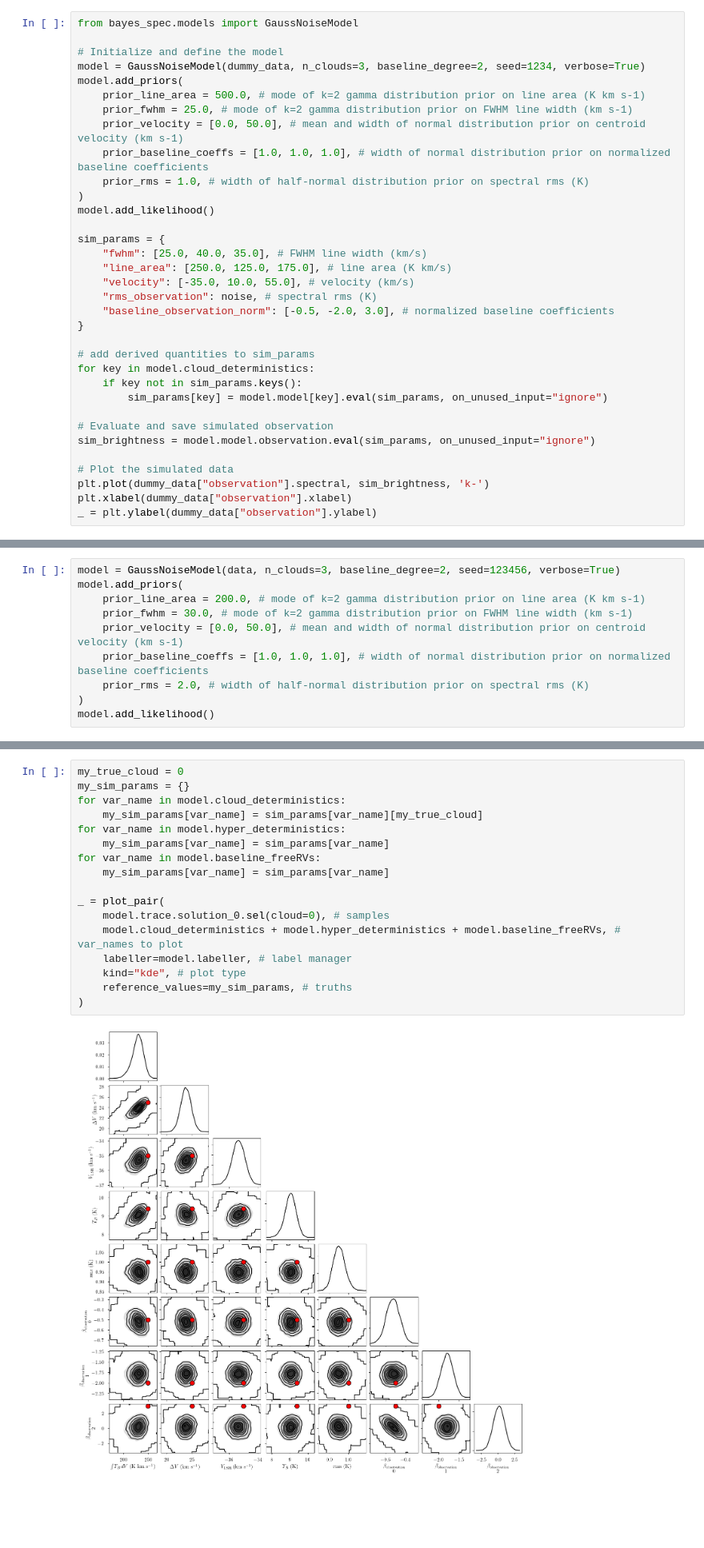
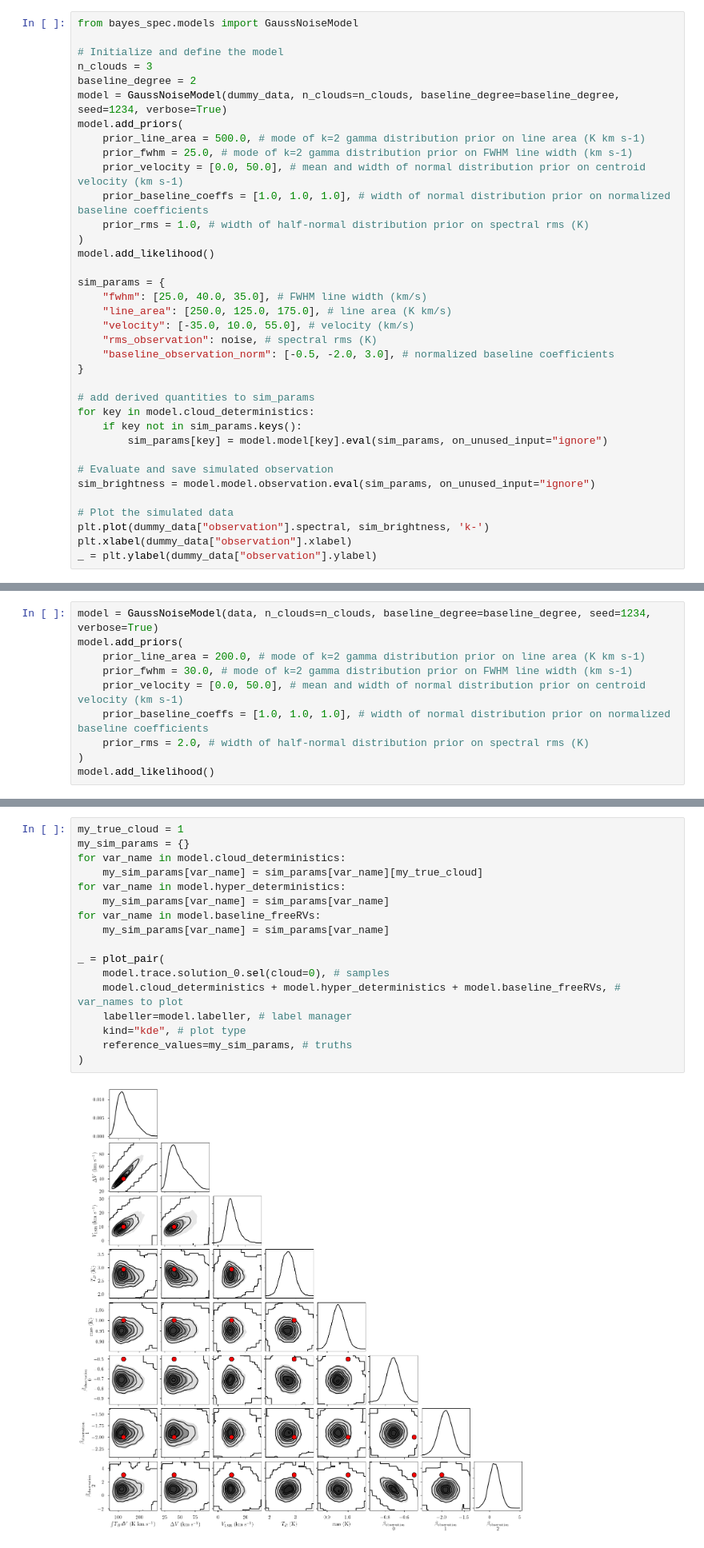
Before and after one commit to tvwenger/bayes_spec, a Jupyter notebook: docs/source/notebooks/basic_tutorial_noise.ipynb, the cells around one changed output, grey strips where cells are left out. Shown at 80% size. Drawn from its saved outputs; the diff is of its cells as text; blank space fills up the shorter version.

```diff
--- a/docs/source/notebooks/basic_tutorial_noise.ipynb
+++ b/docs/source/notebooks/basic_tutorial_noise.ipynb
@@ -58,7 +58,9 @@ dummy_data = {"observation": observation}
 from bayes_spec.models import GaussNoiseModel
 
 # Initialize and define the model
-model = GaussNoiseModel(dummy_data, n_clouds=3, baseline_degree=2, seed=1234, verbose=True)
+n_clouds = 3
+baseline_degree = 2
+model = GaussNoiseModel(dummy_data, n_clouds=n_clouds, baseline_degree=baseline_degree, seed=1234, verbose=True)
 model.add_priors(
     prior_line_area = 500.0, # mode of k=2 gamma distribution prior on line area (K km s-1)
     prior_fwhm = 25.0, # mode of k=2 gamma distribution prior on FWHM line width (km s-1)
@@ -103,7 +105,7 @@ data = {"observation": observation}
 # %% [markdown]
 ## Model
 # %%
-model = GaussNoiseModel(data, n_clouds=3, baseline_degree=2, seed=123456, verbose=True)
+model = GaussNoiseModel(data, n_clouds=n_clouds, baseline_degree=baseline_degree, seed=1234, verbose=True)
 model.add_priors(
     prior_line_area = 200.0, # mode of k=2 gamma distribution prior on line area (K km s-1)
     prior_fwhm = 30.0, # mode of k=2 gamma distribution prior on FWHM line width (km s-1)
@@ -239,22 +247,22 @@ _ = plot_pair(
 # %%
-my_true_cloud = 0
+my_true_cloud = 1
 my_sim_params = {}
 for var_name in model.cloud_deterministics:
     my_sim_params[var_name] = sim_params[var_name][my_true_cloud]
 for var_name in model.hyper_deterministics:
     my_sim_params[var_name] = sim_params[var_name]
 for var_name in model.baseline_freeRVs:
     my_sim_params[var_name] = sim_params[var_name]
 
 _ = plot_pair(
     model.trace.solution_0.sel(cloud=0), # samples
     model.cloud_deterministics + model.hyper_deterministics + model.baseline_freeRVs, # var_names to plot
     labeller=model.labeller, # label manager
     kind="kde", # plot type
     reference_values=my_sim_params, # truths
 )
 # %% [output]
-[figure, old version]
+[figure, new version]
 # %%
 point_stats = az.summary(model.trace.solution_0, var_names=model.cloud_deterministics, kind='stats', hdi_prob=0.68)
 print("BIC:", model.bic())
```
Also changed, not shown: parts of 10 cells of this notebook, 9 other files.
